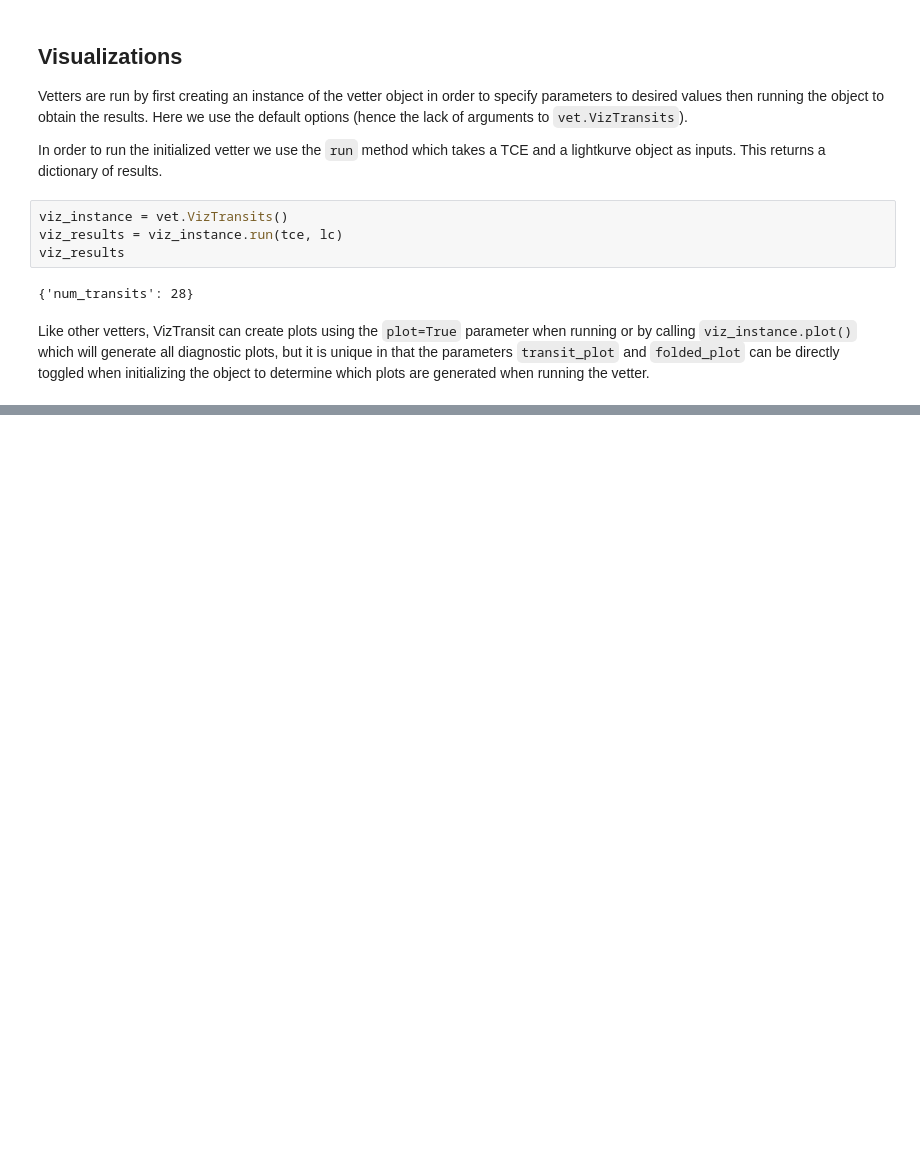
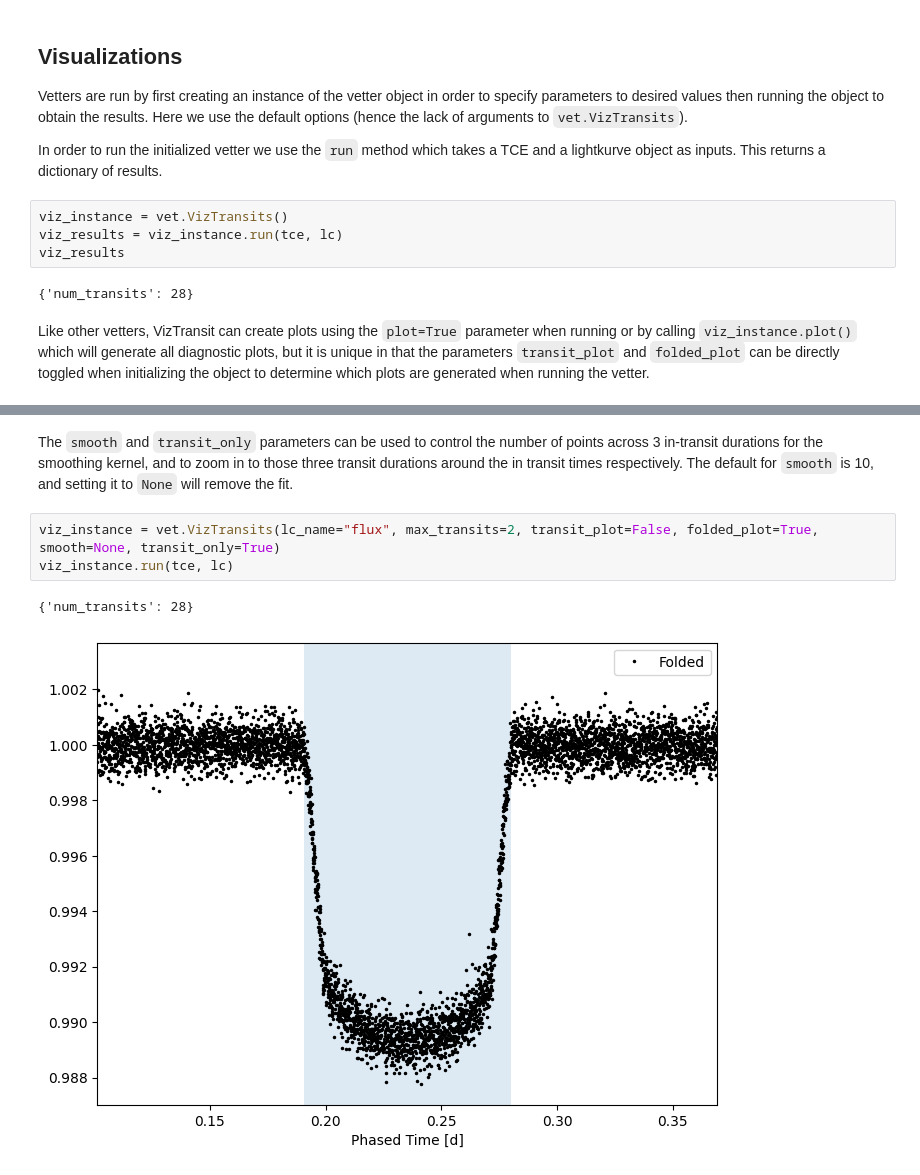
Before and after one commit to spacetelescope/exovetter, a Jupyter notebook: tutorial_notebooks/VizTransits.ipynb, the cells around one changed output, grey strips where cells are left out. Drawn from its saved outputs; the diff is of its cells as text; blank space fills up the shorter version.

```diff
--- a/tutorial_notebooks/VizTransits.ipynb
+++ b/tutorial_notebooks/VizTransits.ipynb
@@ -72,0 +73,8 @@ viz_instance.run(tce, lc)
+# %% [markdown]
+The `smooth` and `transit_only` parameters can be used to control the number of points across 3 in-transit durations for the smoothing kernel, and to zoom in to those three transit durations around the in transit times respectively. The default for `smooth` is 10, and setting it to `None` will remove the fit.
+# %%
+viz_instance = vet.VizTransits(lc_name="flux", max_transits=2, transit_plot=False, folded_plot=True, smooth=None, transit_only=True)
+viz_instance.run(tce, lc)
+# %% [output]
+{'num_transits': 28}
+[figure, added]
```
Also changed, not shown: parts of 1 cell of this notebook, 6 other files.
